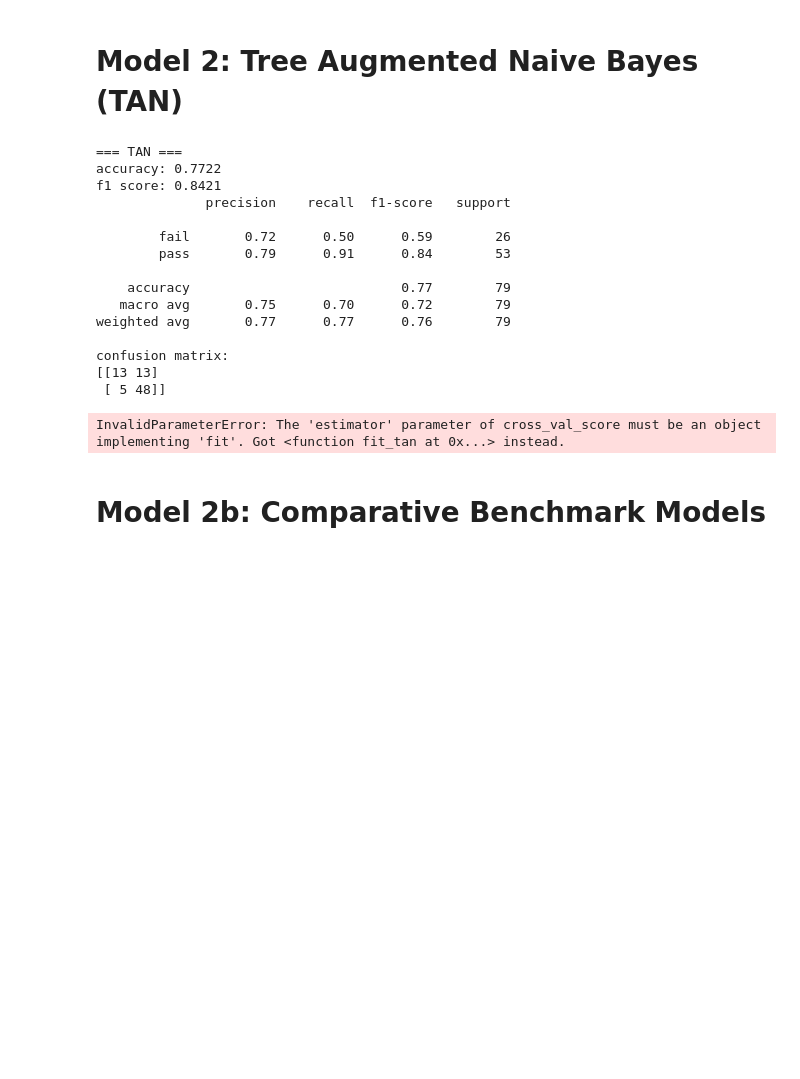
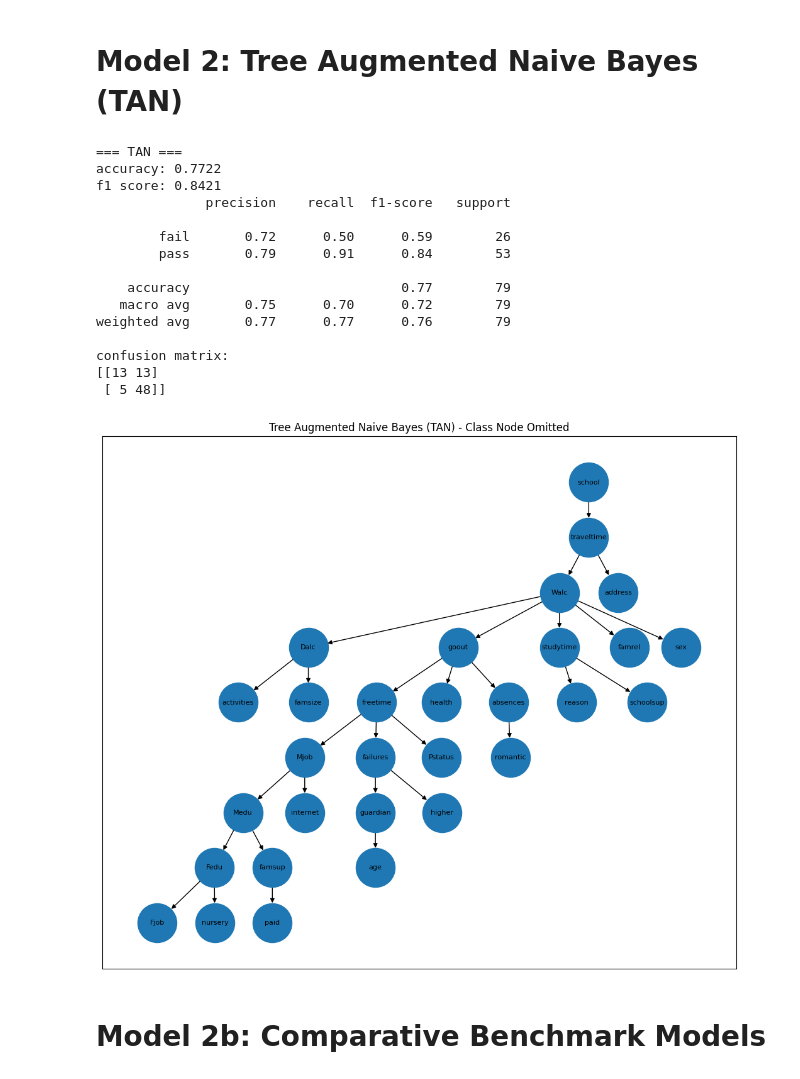
Before and after one commit to RyanNoelBuenaventura/CS179Project, a Jupyter notebook: cs_179_project_group_47.ipynb, the cells around one changed output. Saved outputs shown, nothing was run; the diff lists cells and outputs as text; code cells hidden in the pictures; blank space fills up the shorter version.

Commit message:
fix tan graph

```diff
--- a/cs_179_project_group_47.ipynb
+++ b/cs_179_project_group_47.ipynb
@@ -222,37 +217,36 @@ def fit_tan(X, y, features, alpha=1.0):
                     num = count_fx_fpa_y[(f, xv, pa, row[pa], yv)] + alpha
                 score += math.log(num / denom)
             if score > best_score:
                 best_score = score
                 best_y = yv
         return best_y
     return parent, predict_row
 
 parent_tan, tan_predict = fit_tan(X_train, y_train, feature_cols)
 X_test['tan_pred'] = X_test.apply(tan_predict, axis=1)
 tan_metrics = evaluate_predictions('TAN', y_test, X_test['tan_pred'])
-print_structure(parent_tan, 'TAN structure:')
+# print_structure(parent_tan, 'TAN structure:')
 
 tan_edges = [(parent, child) for child, parent in parent_tan.items() if parent is not None]
-tan_edges.append(('G3', 'school'))
-draw_graph(tan_edges, "Tree Augmented Naive Bayes (TAN)", figsize=(13, 11))
+draw_graph(tan_edges, "Tree Augmented Naive Bayes (TAN) - Class Node Omitted", figsize=(13, 11))
 plt.show()
 # %% [output]
 === TAN ===
 accuracy: 0.7722
 f1 score: 0.8421
               precision    recall  f1-score   support
 
         fail       0.72      0.50      0.59        26
         pass       0.79      0.91      0.84        53
 
     accuracy                           0.77        79
    macro avg       0.75      0.70      0.72        79
 weighted avg       0.77      0.77      0.76        79
 
 confusion matrix:
 [[13 13]
  [ 5 48]]
-InvalidParameterError: The 'estimator' parameter of cross_val_score must be an object implementing 'fit'. Got <function fit_tan at 0x...> instead.
+[figure, added]
 # %% [markdown]
 # Model 2b: Comparative Benchmark Models
 # %%
```
Also changed, not shown: parts of 2 cells of this notebook.
